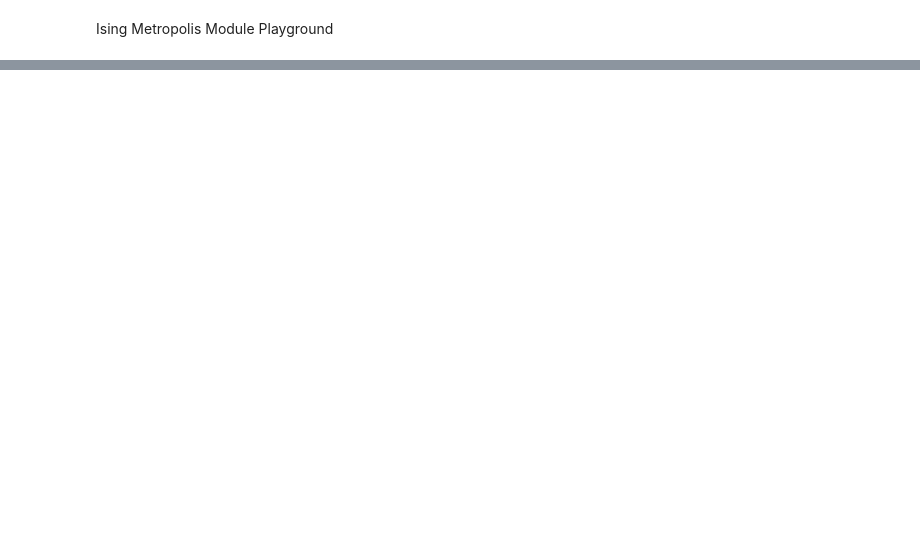
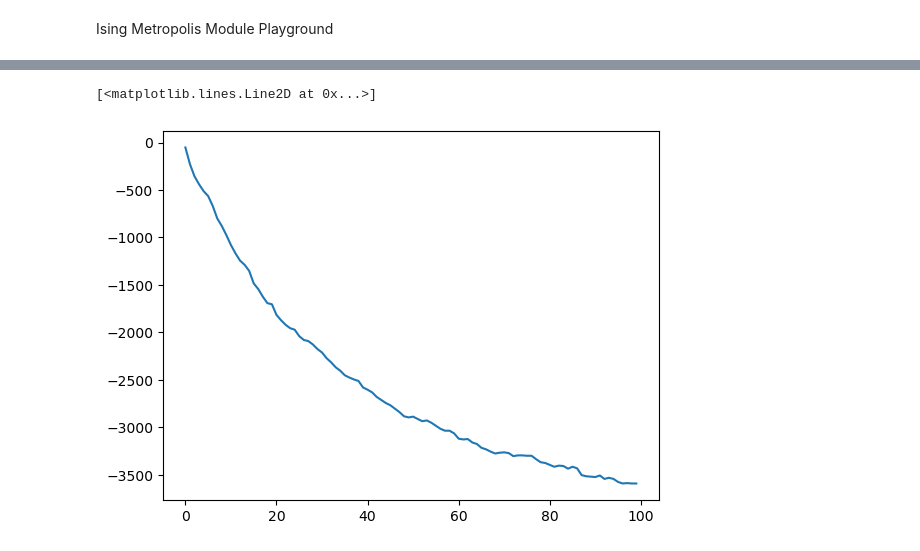
Before and after one commit to egead/ising_metropolis, a Jupyter notebook: Ising Metropolis Playground.ipynb, the cells around one changed output, grey strips where cells are left out. Cells and saved outputs as stored; diff of their text form; code cells hidden in the pictures; blank space fills up the shorter version.

```diff
--- a/Ising Metropolis Playground.ipynb
+++ b/Ising Metropolis Playground.ipynb
@@ -91,0 +82,14 @@ plt.plot(magnetizations)
+# %%
+# After running your metropolis_sweep
+grid, energies, magnetizations = im.metropolis_sweep(grid, T=2.27, J=1.0, n_steps=10000)
+
+# Calculate specific heat
+L = grid.shape[0]
+N = L * L
+C_v = im.calculate_specific_heat(energies, T=2.27, N=N)
+print(f"Specific heat per spin: {C_v:.4f}")
+
+# Calculate autocorrelation
+energy_autocorr, lags = im.autocorrelation_function(energies)
+tau_energy = im.integrated_autocorr_time(energy_autocorr)
+print(f"Energy autocorrelation time: {tau_energy:.2f}")
@@ -91,0 +114,5 @@ plt.plot(magnetizations)
+# %%
+plt.plot(energies)
+# %% [output]
+[<matplotlib.lines.Line2D at 0x...>]
+[figure, added]
```
Also changed, not shown: parts of 13 cells of this notebook, 1 other file.
